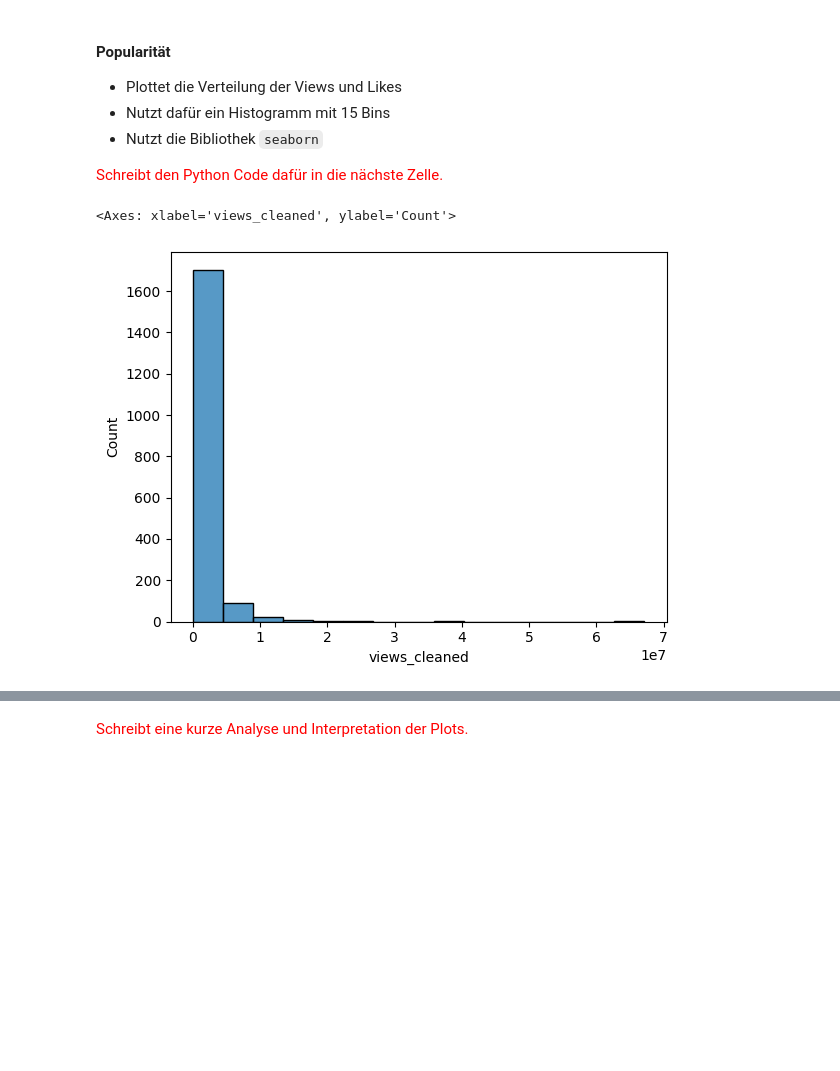
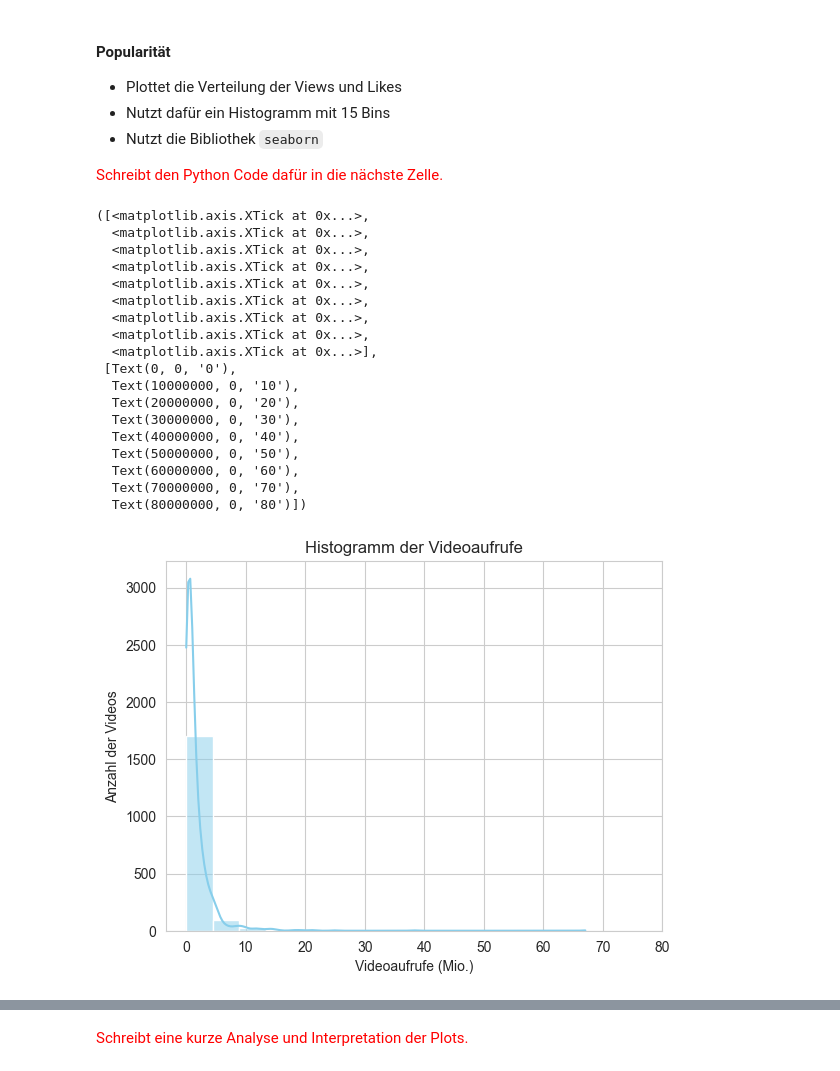
Before and after one commit to Alisa-Stoyanova/data_science, a Jupyter notebook: Praktikum_1/01_Datenanalyse.ipynb, the cells around one changed output, grey strips where cells are left out. Saved outputs shown, nothing was run; the diff lists cells and outputs as text; code cells hidden in the pictures; blank space fills up the shorter version.

```diff
--- a/Praktikum_1/01_Datenanalyse.ipynb
+++ b/Praktikum_1/01_Datenanalyse.ipynb
@@ -421,6 +400,8 @@ Es werden nur die Gamingdaten benötigt.
 <span style="color:red">Schreibt den Python Code dafür in die nächste Zelle.</span>
 # %%
 # TODO: Hier soll euer Code stehen.
+gaming_data = youtube_data.loc[(youtube_data['category_name'] == 'Gaming')]
+gaming_data
 # %% [output]
 |  | published_at | channel | title | duration | caption | licensed_content | projection | trend_time_hours | ... |
 | 2 | 2021-04-03 13:00:14+00:00 | Brawl Stars | Brawl Stars: Brawl Talk! Two New ... | 255 | True | True | rectangular | 26.125556 | ... |
@@ -464,8 +445,30 @@ Die Daten werden basierend auf den folgenden Kriterien analysiert:
 <span style="color:red">Schreibt den Python Code dafür in die nächste Zelle.</span>
 # %%
 # TODO: Hier soll euer Code stehen.
+sns.histplot(x=gaming_data['views_cleaned'], bins=15, color='skyblue', label='Views', kde=True)
+plt.xlabel('Videoaufrufe (Mio.)')
+plt.ylabel('Anzahl der Videos')
+plt.title('Histogramm der Videoaufrufe')
+plt.xticks([0, 10000000, 20000000, 30000000, 40000000, 50000000, 60000000, 70000000, 80000000], ['0', '10', '20', '30', '40', '50', '60', '70', '80'])
 # %% [output]
-<Axes: xlabel='views_cleaned', ylabel='Count'>
+([<matplotlib.axis.XTick at 0x...>,
+  <matplotlib.axis.XTick at 0x...>,
+  <matplotlib.axis.XTick at 0x...>,
+  <matplotlib.axis.XTick at 0x...>,
+  <matplotlib.axis.XTick at 0x...>,
+  <matplotlib.axis.XTick at 0x...>,
+  <matplotlib.axis.XTick at 0x...>,
+  <matplotlib.axis.XTick at 0x...>,
+  <matplotlib.axis.XTick at 0x...>],
+ [Text(0, 0, '0'),
+  Text(10000000, 0, '10'),
+  Text(20000000, 0, '20'),
+  Text(30000000, 0, '30'),
+  Text(40000000, 0, '40'),
+  Text(50000000, 0, '50'),
+  Text(60000000, 0, '60'),
+  Text(70000000, 0, '70'),
+  Text(80000000, 0, '80')])
-[figure, old version]
+[figure, new version]
 # %%
 # Diese Zelle nicht ausführen, sonst verschwindet der Output!
```
Also changed, not shown: parts of 24 cells of this notebook, 2 other files.
